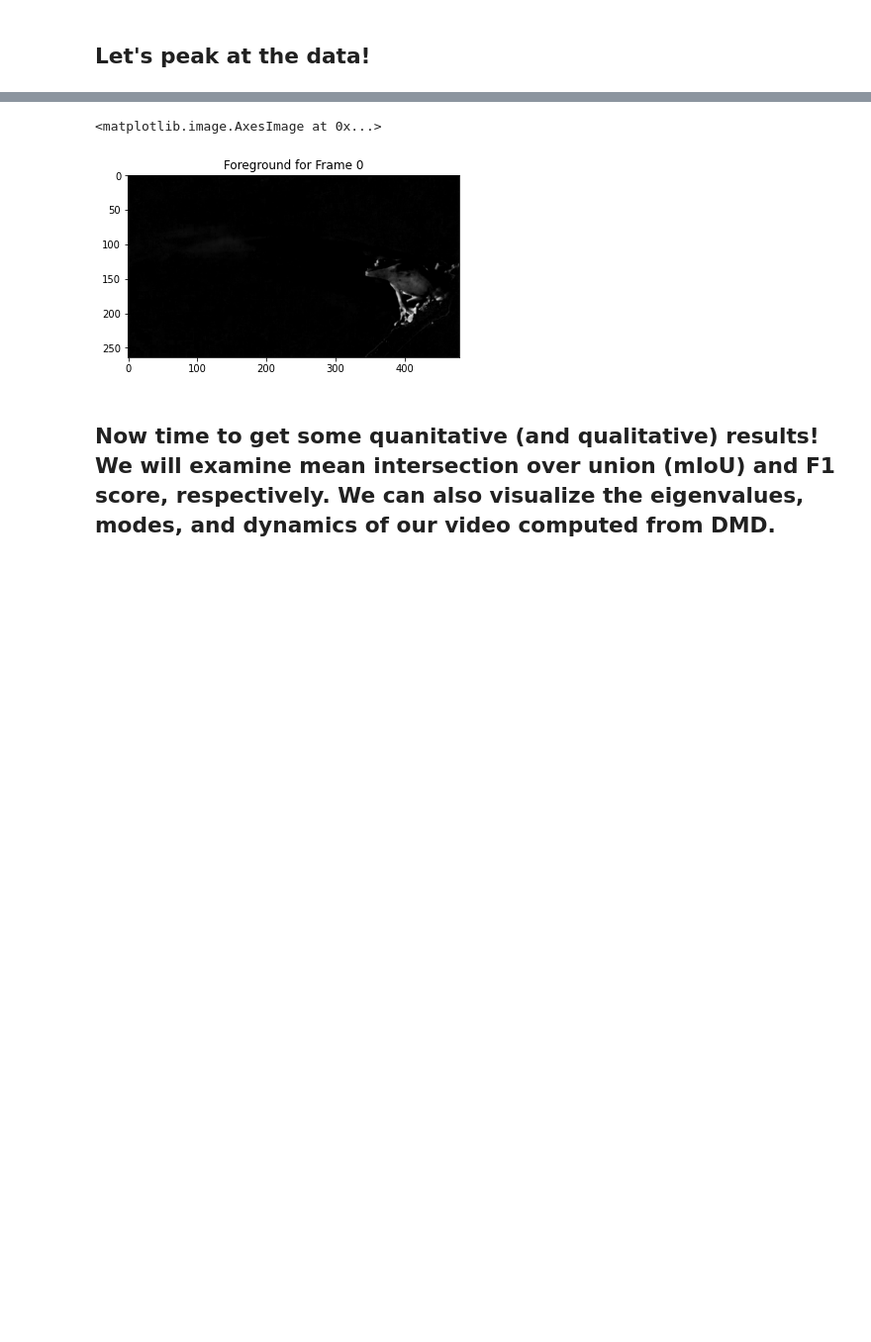
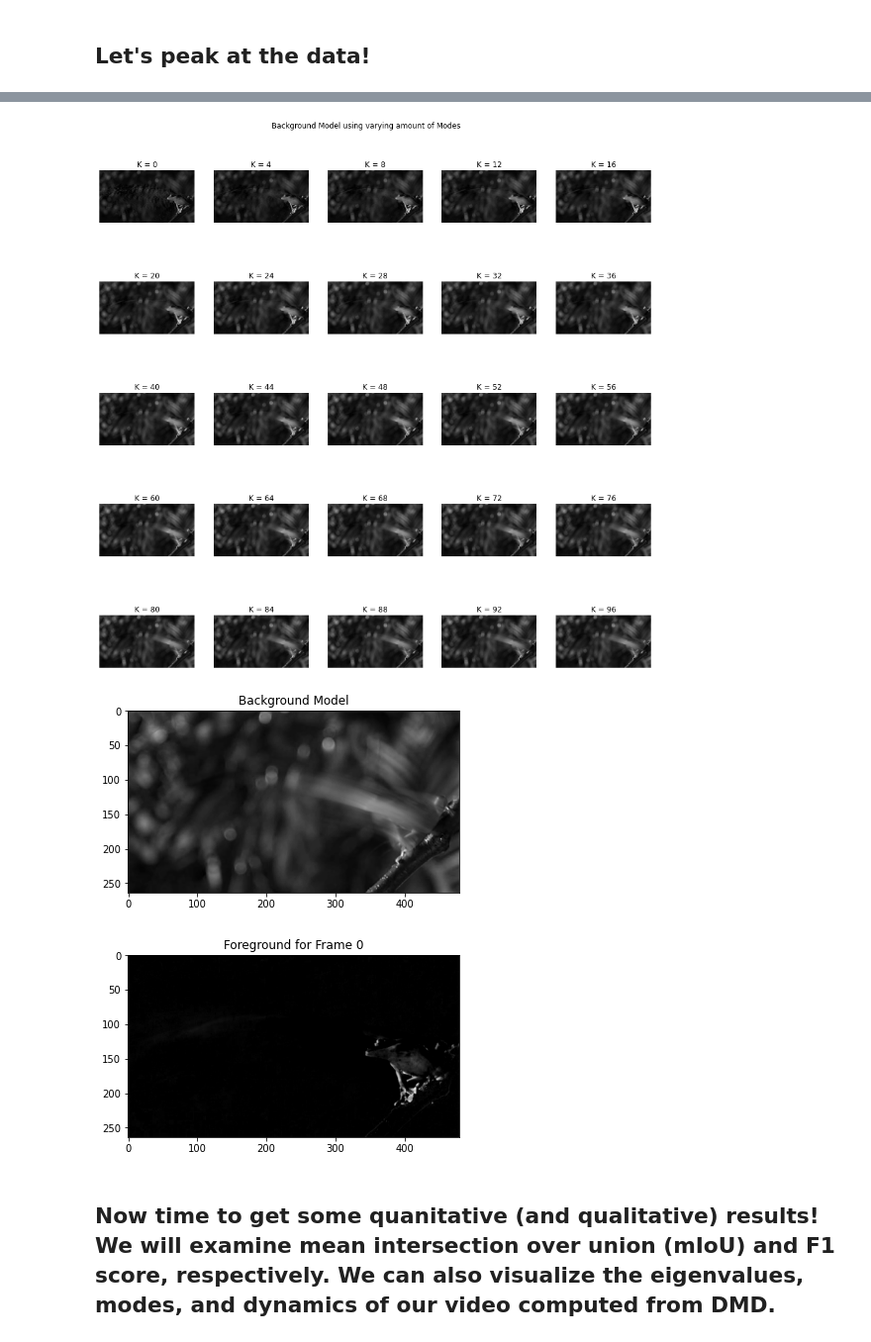
Before and after one commit to joshmyersdean/DMD_Background_Modeling, a Jupyter notebook: dmd.ipynb, the cells around one changed output, grey strips where cells are left out. Shown at 99% size. Cells and saved outputs as stored; diff of their text form; code cells hidden in the pictures; blank space fills up the shorter version.

```diff
--- a/dmd.ipynb
+++ b/dmd.ipynb
@@ -432,12 +468,44 @@ plt.imshow(bg)
+# %%
+modes = dmd.reconstructed_data.T.reshape(video.shape[1], shape[0], shape[1])
+
+# Try changing the value of K, amount of modes we use
+K = min(100, modes.shape[0])
+
+modes = np.abs(modes) # deal with complex values
+bg = np.zeros_like(modes[0,:,:])
+
+fig, axes = plt.subplots(5, 5, figsize=(16,16))
+axes = axes.flatten()
+
+idx = 0
+for k in range(K):
+  bg += modes[k,:,:]
+  if k % 4 == 0:
+    if idx >= len(axes):
+      continue
+    axes[idx].axis('off')
+    axes[idx].imshow(bg / max(k, 1))
+    axes[idx].set_title(f'K = {k}')
+    idx += 1
+plt.suptitle('Background Model using varying amount of Modes', y=.92)
+plt.show()
+print()
+bg /= K
+plt.imshow(bg)
+plt.title('Background Model')
+plt.show()
+# %% [output]
+[figure, added]
+[figure, added]
 # %%
 # show an example frame
-tmp = get_video('frog')
+tmp = get_video(OBJ)
 img = tmp[0,:,:]
 fg = (img-bg).clip(0,1)
 plt.title('Foreground for Frame 0')
 plt.imshow(fg)
+plt.show()
 # %% [output]
-<matplotlib.image.AxesImage at 0x...>
 [figure]
 # %% [markdown]
 ## Now time to get some quanitative (and qualitative) results! We will examine mean intersection over union (mIoU) and F1 score, respectively. We can also visualize the eigenvalues, modes, and dynamics of our video computed from DMD.
```
Also changed, not shown: parts of 20 cells of this notebook.
